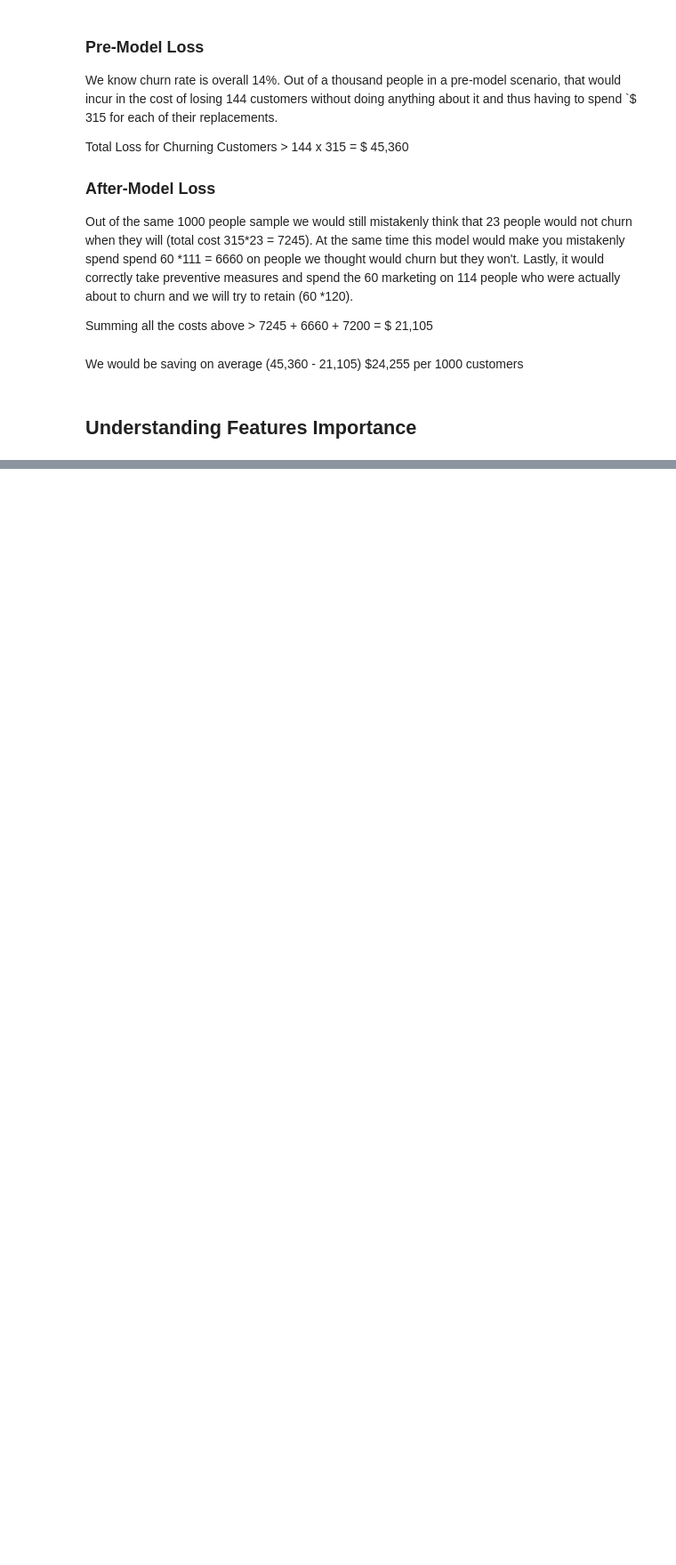
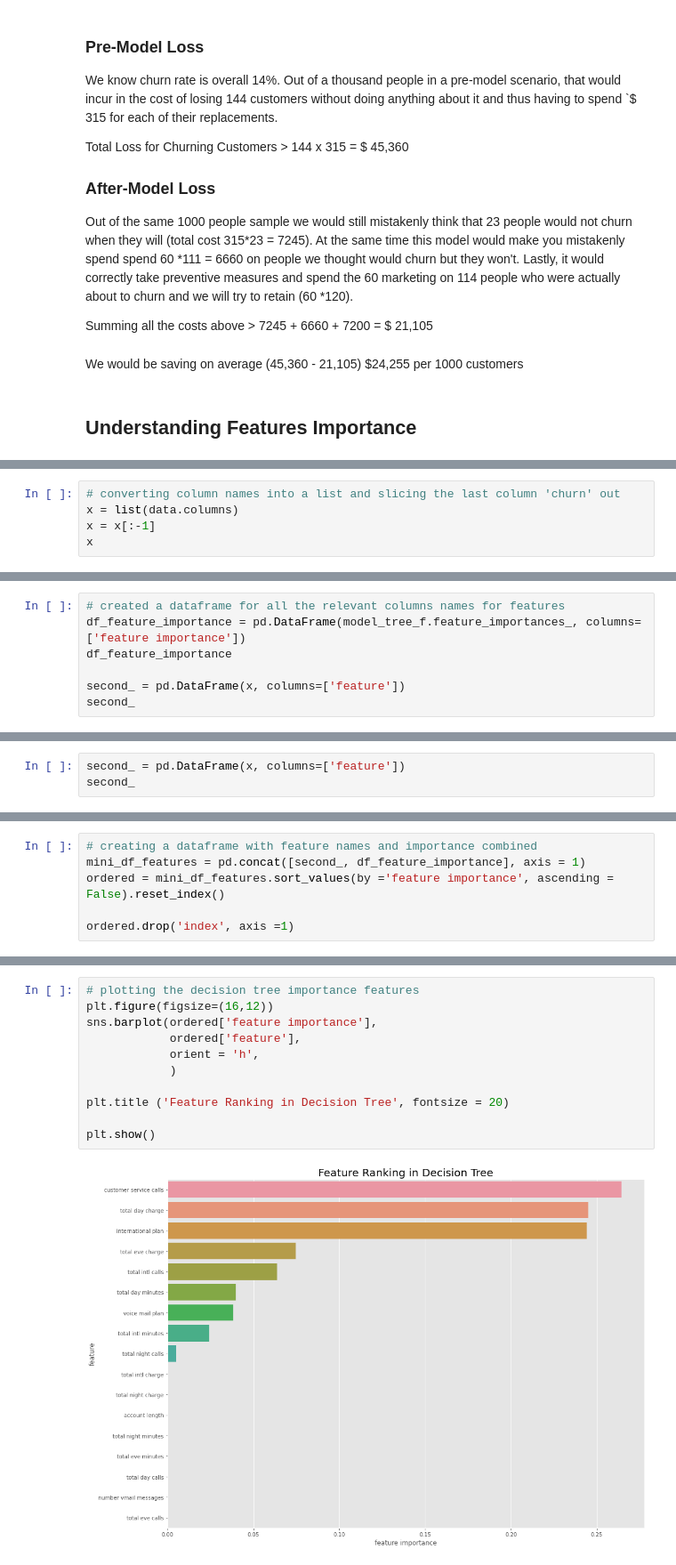
Before and after one commit to Terry1506/Phase-3-Project, a Jupyter notebook: index.ipynb, the cells around one changed output, grey strips where cells are left out. Shown at 89% size. Drawn from its saved outputs; the diff is of its cells as text; blank space fills up the shorter version.

Commit message:
understanding features importance

```diff
--- a/index.ipynb
+++ b/index.ipynb
@@ -852,0 +883,5 @@ We would be saving on average (45,360 - 21,105) $24,255 per 1000 customers
+# %%
+# converting column names into a list and slicing the last column 'churn' out
+x = list(data.columns)
+x = x[:-1]
+x
@@ -852,0 +906,7 @@ We would be saving on average (45,360 - 21,105) $24,255 per 1000 customers
+# %%
+# created a dataframe for all the relevant columns names for features
+df_feature_importance = pd.DataFrame(model_tree_f.feature_importances_, columns=['feature importance'])
+df_feature_importance
+
+second_ = pd.DataFrame(x, columns=['feature'])
+second_
@@ -852,0 +932,3 @@ We would be saving on average (45,360 - 21,105) $24,255 per 1000 customers
+# %%
+second_ = pd.DataFrame(x, columns=['feature'])
+second_
@@ -852,0 +954,6 @@ We would be saving on average (45,360 - 21,105) $24,255 per 1000 customers
+# %%
+# creating a dataframe with feature names and importance combined
+mini_df_features = pd.concat([second_, df_feature_importance], axis = 1)
+ordered = mini_df_features.sort_values(by ='feature importance', ascending = False).reset_index()
+
+ordered.drop('index', axis =1)
@@ -852,0 +979,13 @@ We would be saving on average (45,360 - 21,105) $24,255 per 1000 customers
+# %%
+# plotting the decision tree importance features
+plt.figure(figsize=(16,12))
+sns.barplot(ordered['feature importance'],
+            ordered['feature'],
+            orient = 'h',
+            )
+
+plt.title ('Feature Ranking in Decision Tree', fontsize = 20)
+
+plt.show()
+# %% [output]
+[figure, added]
```
Also changed, not shown: parts of 7 cells of this notebook.
